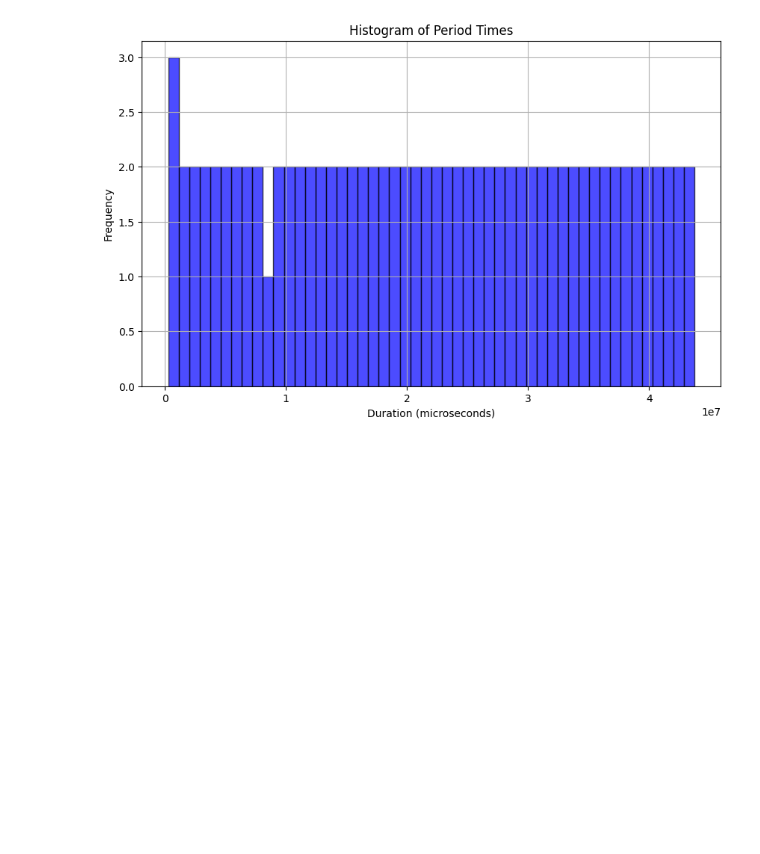
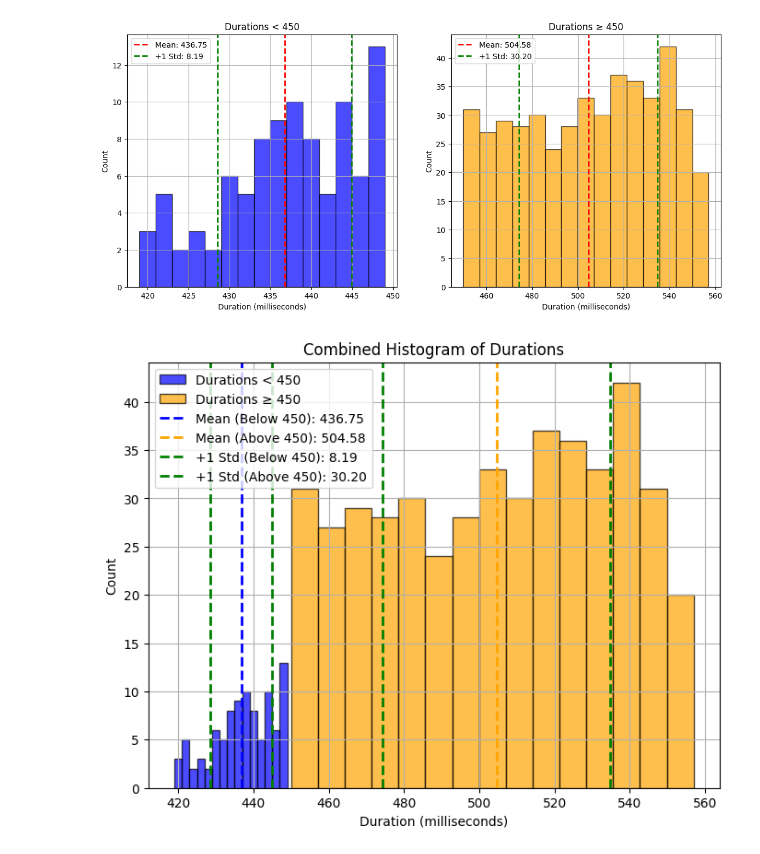
Before and after one commit to LoickMarion/ArduinoPendulum, a Jupyter notebook: pendulum_analysis.ipynb, the cells around one changed output. Saved outputs shown, nothing was run; the diff lists cells and outputs as text; code cells hidden in the pictures; blank space fills up the shorter version.

Commit message:
runs and data for 2/28

```diff
--- a/pendulum_analysis.ipynb
+++ b/pendulum_analysis.ipynb
@@ -19,10 +5,69 @@ plt.show()
-# %%
-plt.figure(figsize=(10, 6))
-plt.hist(average, bins=50, color='blue', edgecolor='black', alpha=0.7)
-plt.title('Histogram of Period Times')
-plt.xlabel('Duration (microseconds)')
-plt.ylabel('Frequency')
-plt.grid(True)
-plt.show()
-# %% [output]
-[figure, removed]
+# %%
+# Load data into a Pandas DataFrame
+df = pd.read_csv('sensor_data.csv', delimiter=',', skiprows=1, header=None)
+
+# Add new columns
+df['durations'] = df.iloc[:, 1] - df.iloc[:, 0]
+df['average'] = (df.iloc[:, 0] + df.iloc[:, 1]) / 2.0
+
+# Filter based on durations column
+filtered_df = df[df['durations'] >  100]
+# %%
+
+n = 450
+df_below_n = filtered_df[filtered_df['durations'] < n]
+df_above_n = filtered_df[filtered_df['durations'] >= n]
+
+# Compute mean and standard deviation for both subsets
+mean_below = df_below_n['durations'].mean()
+std_below = df_below_n['durations'].std()
+
+mean_above = df_above_n['durations'].mean()
+std_above = df_above_n['durations'].std()
+
+# Create subplots
+fig, axes = plt.subplots(1, 2, figsize=(14, 6))
+
+# Histogram for durations < 450
+axes[0].hist(df_below_n['durations'], bins=15, color='blue', edgecolor='black', alpha=0.7)
+axes[0].axvline(mean_below, color='red', linestyle='dashed', linewidth=2, label=f'Mean: {mean_below:.2f}')
+axes[0].axvline(mean_below + std_below, color='green', linestyle='dashed', linewidth=2, label=f'+1 Std: {std_below:.2f}')
+axes[0].axvline(mean_below - std_below, color='green', linestyle='dashed', linewidth=2)
+axes[0].set_title('Durations < ' + str(n))
+axes[0].set_xlabel('Duration (milliseconds)')
+axes[0].set_ylabel('Count')
+axes[0].grid(True)
+axes[0].legend()
+
+# Histogram for durations >= 450
+axes[1].hist(df_above_n['durations'], bins=15, color='orange', edgecolor='black', alpha=0.7)
+axes[1].axvline(mean_above, color='red', linestyle='dashed', linewidth=2, label=f'Mean: {mean_above:.2f}')
+axes[1].axvline(mean_above + std_above, color='green', linestyle='dashed', linewidth=2, label=f'+1 Std: {std_above:.2f}')
+axes[1].axvline(mean_above - std_above, color='green', linestyle='dashed', linewidth=2)
+axes[1].set_title('Durations ≥ ' + str(n))
+axes[1].set_xlabel('Duration (milliseconds)')
+axes[1].set_ylabel('Count')
+axes[1].grid(True)
+axes[1].legend()
+
+# Histogram for both datasets together
+plt.figure(figsize=(8, 6))
+plt.hist(df_below_n['durations'], bins=15, color='blue', edgecolor='black', alpha=0.7, label=f'Durations < {n}')
+plt.hist(df_above_n['durations'], bins=15, color='orange', edgecolor='black', alpha=0.7, label=f'Durations ≥ {n}')
+plt.axvline(mean_below, color='blue', linestyle='dashed', linewidth=2, label=f'Mean (Below {n}): {mean_below:.2f}')
+plt.axvline(mean_above, color='orange', linestyle='dashed', linewidth=2, label=f'Mean (Above {n}): {mean_above:.2f}')
+plt.axvline(mean_below + std_below, color='green', linestyle='dashed', linewidth=2, label=f'+1 Std (Below {n}): {std_below:.2f}')
+plt.axvline(mean_below - std_below, color='green', linestyle='dashed', linewidth=2)
+plt.axvline(mean_above + std_above, color='green', linestyle='dashed', linewidth=2, label=f'+1 Std (Above {n}): {std_above:.2f}')
+plt.axvline(mean_above - std_above, color='green', linestyle='dashed', linewidth=2)
+
+# Adding labels and title for the combined histogram
+plt.title('Combined Histogram of Durations')
+plt.xlabel('Duration (milliseconds)')
+plt.ylabel('Count')
+plt.legend()
+plt.grid(True)
+plt.show()
+# %% [output]
+[figure, added]
+[figure, added]
```
Also changed, not shown: parts of 7 cells of this notebook, 10 other files.
